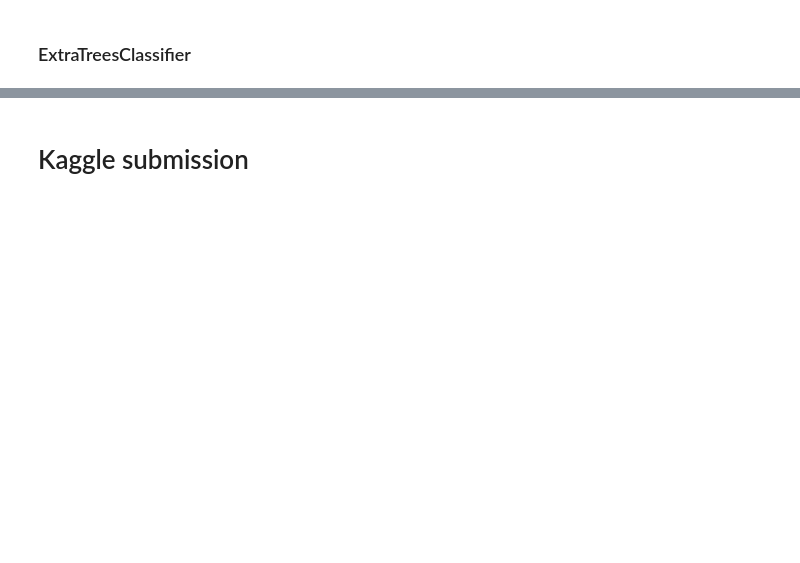
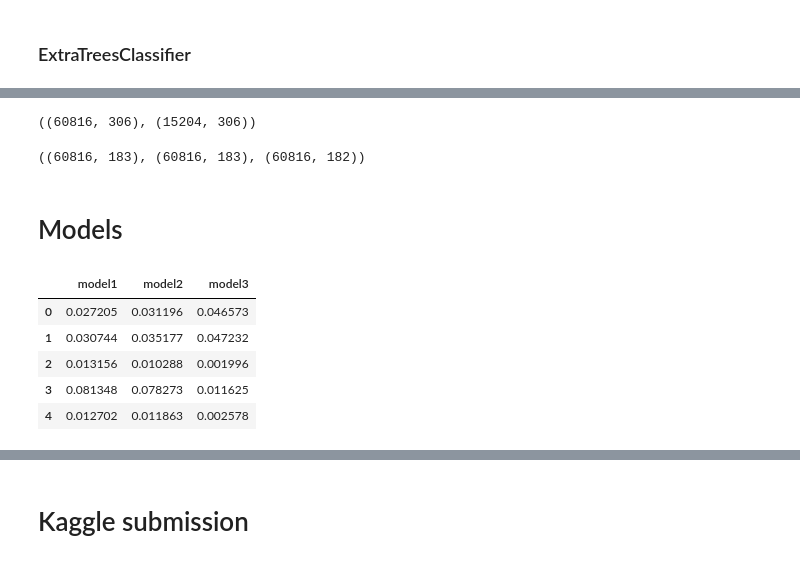
Before and after one commit to KobaKhit/kobakhit.github.io, a Jupyter notebook: ipynb/Santander Customer Satisfaction.ipynb, the cells around one changed output, grey strips where cells are left out. Cells and saved outputs as stored; diff of their text form; code cells hidden in the pictures; blank space fills up the shorter version.

```diff
--- a/ipynb/Santander Customer Satisfaction.ipynb
+++ b/ipynb/Santander Customer Satisfaction.ipynb
@@ -271,0 +295,61 @@ roc_auc_score(y_test, m3_rf.predict_proba(X_test)[:,1],\
+# %%
+# Original clean data sets
+X_train.shape, X_test.shape
+# %% [output]
+((60816, 306), (15204, 306))
+# %%
+import random as rand
+
+n = len(X_train.columns) - 1 # number of features = 306
+
+rand.seed(1729)
+X_tr1 = X_train.iloc[:,rand.sample(range(0, n), int(0.6*n))] # 60%
+
+rand.seed(691)
+X_tr2 = X_train.iloc[:,rand.sample(range(0, n), int(0.6*n))] # 60%
+
+used_vars = np.hstack((X_tr1.columns.values, X_tr2.columns.values))
+X_tr3 = X_train.drop(np.unique(used_vars), axis = 1)
+rest_vars_frame = X_train.loc[:,np.unique(used_vars)]
+X_tr3 = pd.concat([X_tr3,
+                   rest_vars_frame.iloc[:,rand.sample(range(0, 183-45-1), 183-45-1)] ],
+                  axis=1)
+
+
+X_tr1.shape, X_tr2.shape, X_tr3.shape
+# %% [output]
+((60816, 183), (60816, 183), (60816, 182))
+# %% [markdown]
+# Models
+# %%
+m = xgb.XGBClassifier(seed=1729, max_depth=4)
+
+## model 1
+m.fit(X_tr1, y_train, eval_metric="auc", verbose = False,
+          eval_set = [(X_test.loc[:,X_tr1.columns.values], y_test)])
+
+m1_out = m.predict_proba(test.loc[:,X_tr1.columns.values])[:,1]
+
+## model 2
+m.fit(X_tr2, y_train, eval_metric = "auc", verbose = False,
+          eval_set = [(X_test.loc[:,X_tr2.columns.values], y_test)])
+
+m2_out = m.predict_proba(test.loc[:,X_tr2.columns.values])[:,1]
+
+# model 3
+m.fit(X_tr3, y_train, eval_metric = "auc", verbose = False,
+          eval_set = [(X_test.loc[:,X_tr3.columns.values], y_test)])
+
+m3_out = m.predict_proba(test.loc[:,X_tr3.columns.values])[:,1]
+
+# group predictions in one dataframe
+d = {"model1": m1_out, "model2": m2_out, "model3": m3_out}
+evans_preds = pd.DataFrame(data = d, columns = ["model1","model2","model3"])
+evans_preds.head()
+# %% [output]
+|  | model1 | model2 | model3 |
+| 0 | 0.027205 | 0.031196 | 0.046573 |
+| 1 | 0.030744 | 0.035177 | 0.047232 |
+| 2 | 0.013156 | 0.010288 | 0.001996 |
+| 3 | 0.081348 | 0.078273 | 0.011625 |
+| 4 | 0.012702 | 0.011863 | 0.002578 |
```
Also changed, not shown: parts of 19 cells of this notebook.
